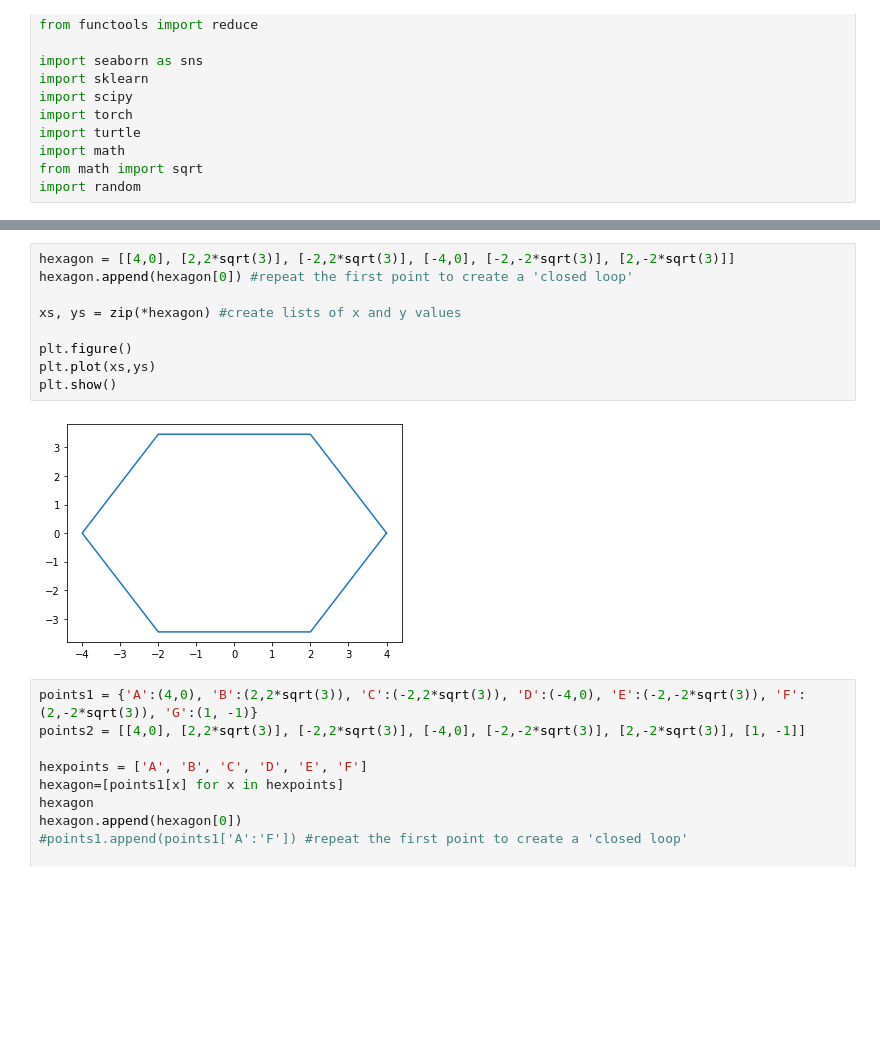
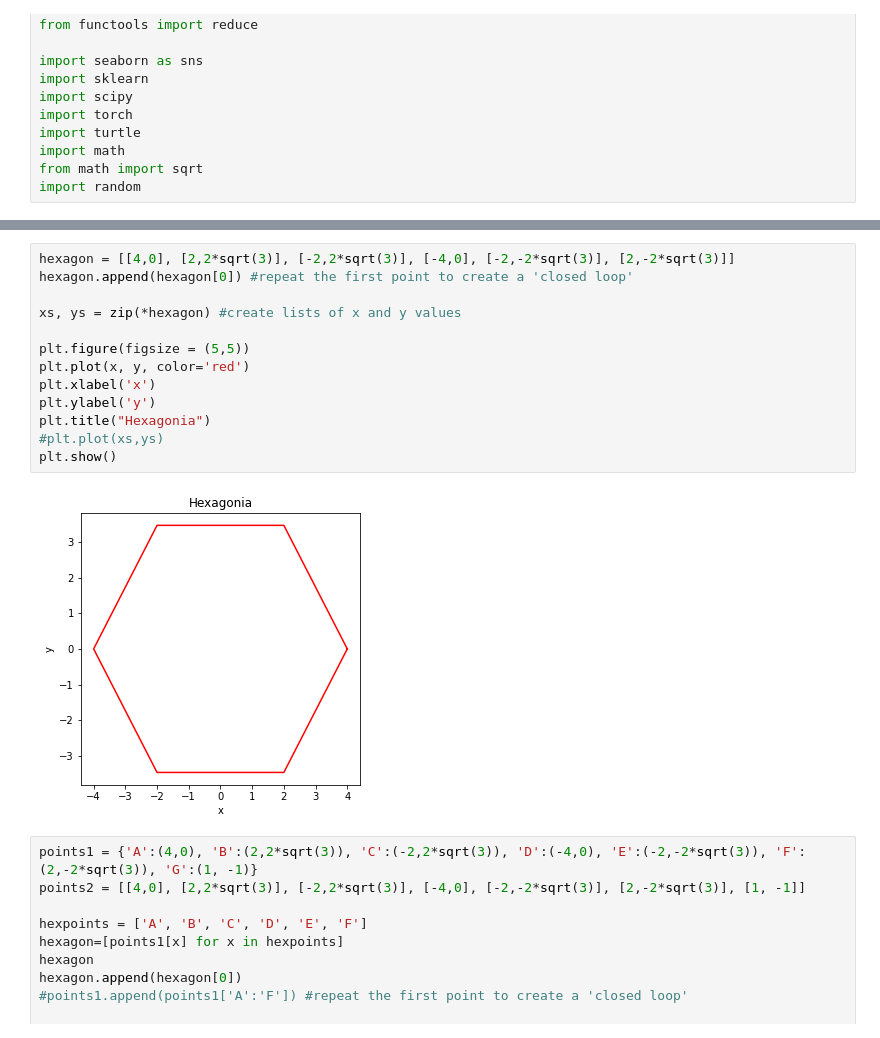
Before and after one commit to obengdouglas/DSI-2022, a Jupyter notebook: DSI_hexagon1.ipynb, the cells around one changed output, grey strips where cells are left out. Cells and saved outputs as stored; diff of their text form; blank space fills up the shorter version.

```diff
--- a/DSI_hexagon1.ipynb
+++ b/DSI_hexagon1.ipynb
@@ -39,14 +136,18 @@ import random
 # %%
 hexagon = [[4,0], [2,2*sqrt(3)], [-2,2*sqrt(3)], [-4,0], [-2,-2*sqrt(3)], [2,-2*sqrt(3)]]
 hexagon.append(hexagon[0]) #repeat the first point to create a 'closed loop'
 
 xs, ys = zip(*hexagon) #create lists of x and y values
 
-plt.figure()
-plt.plot(xs,ys)
+plt.figure(figsize = (5,5))
+plt.plot(x, y, color='red')
+plt.xlabel('x')
+plt.ylabel('y')
+plt.title("Hexagonia")
+#plt.plot(xs,ys)
 plt.show()
 # %% [output]
-[figure, old version]
+[figure, new version]
 # %%
 points1 = {'A':(4,0), 'B':(2,2*sqrt(3)), 'C':(-2,2*sqrt(3)), 'D':(-4,0), 'E':(-2,-2*sqrt(3)), 'F':(2,-2*sqrt(3)), 'G':(1, -1)}
 points2 = [[4,0], [2,2*sqrt(3)], [-2,2*sqrt(3)], [-4,0], [-2,-2*sqrt(3)], [2,-2*sqrt(3)], [1, -1]]
```
Also changed, not shown: parts of 5 cells of this notebook.
